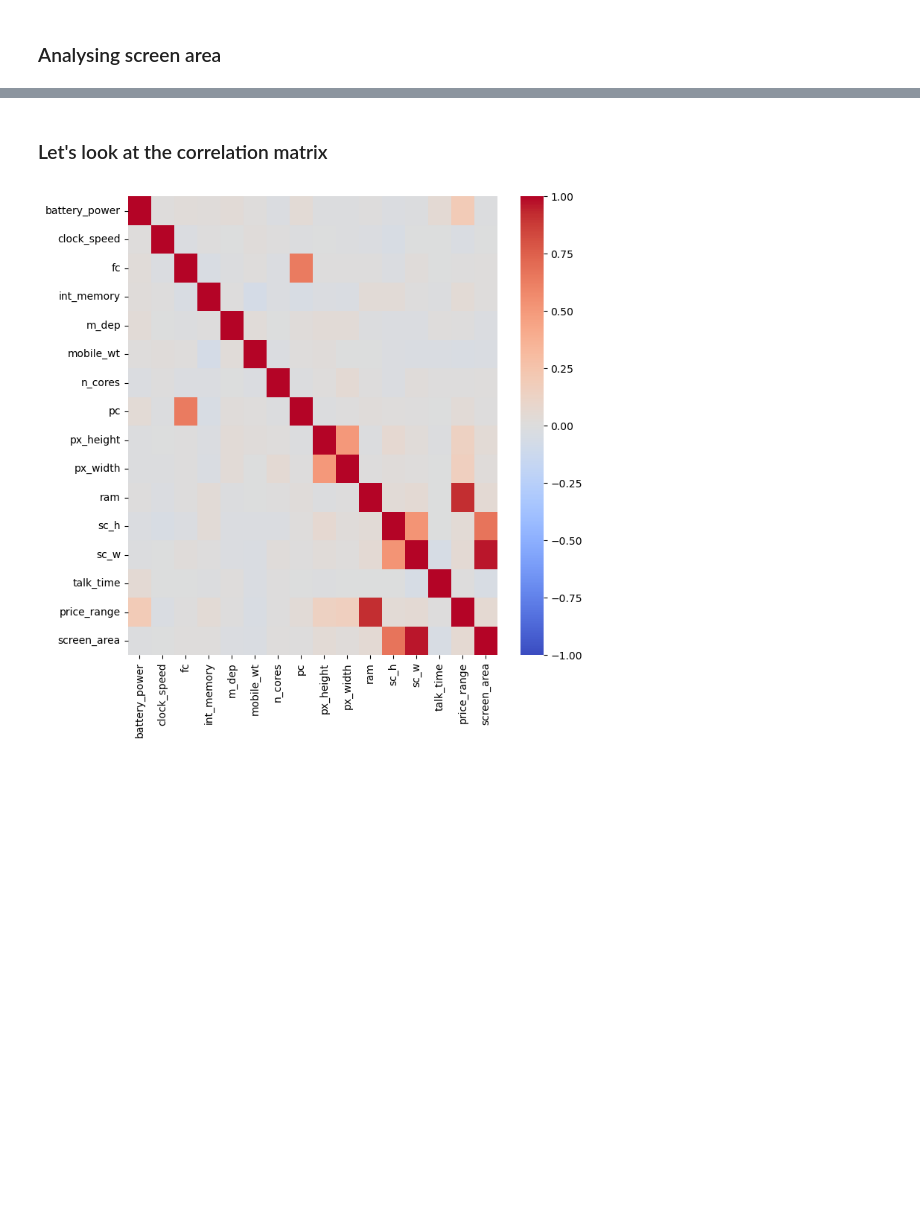
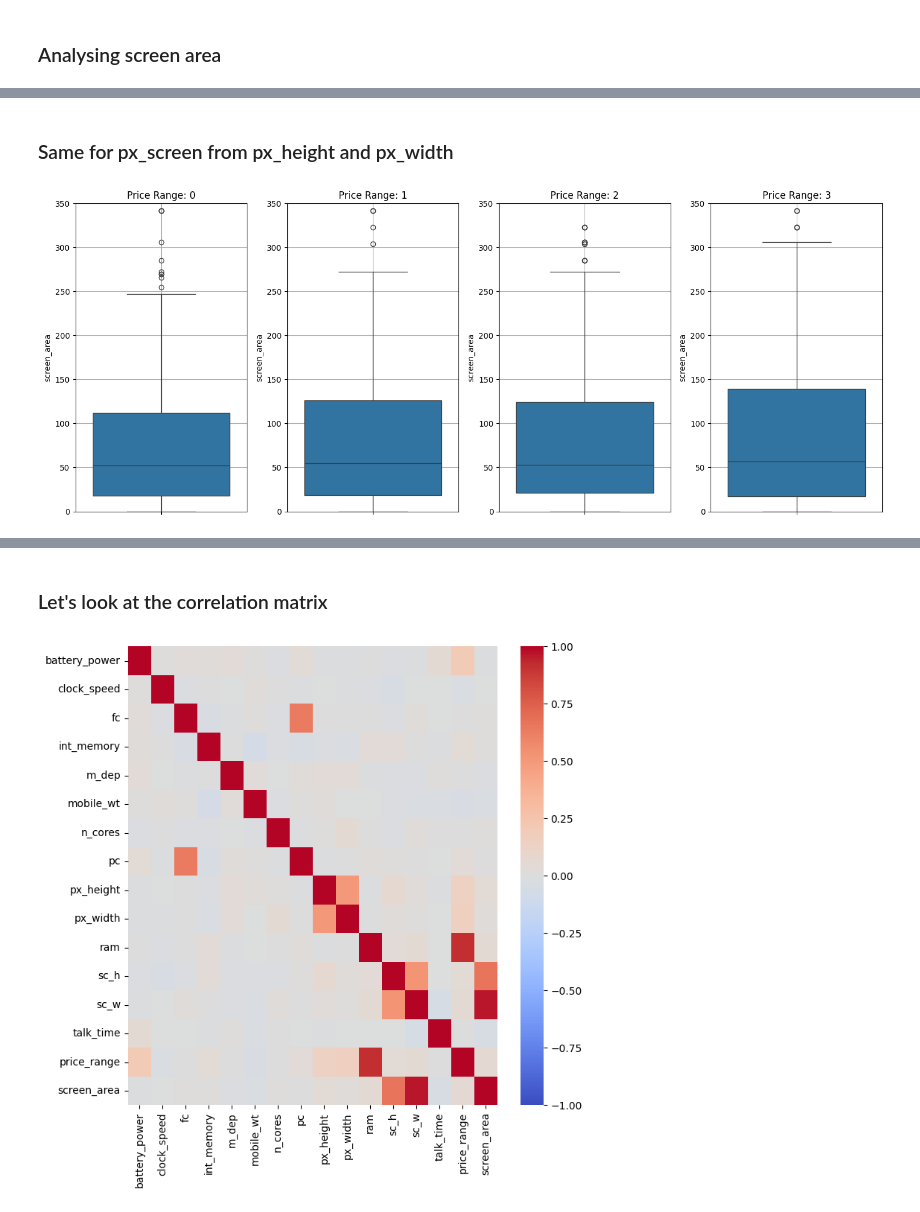
Before and after one commit to xxkaro/Phone-Prices-Classification, a Jupyter notebook: EDA/EDA_final.ipynb, the cells around one changed output, grey strips where cells are left out. Cells and saved outputs as stored; diff of their text form; code cells hidden in the pictures; blank space fills up the shorter version.

```diff
--- a/EDA/EDA_final.ipynb
+++ b/EDA/EDA_final.ipynb
@@ -304,0 +346,22 @@ plt.show()
+# %% [markdown]
+### Same for px_screen from px_height and px_width
+# %%
+mobile_df['px_screen'] = mobile_df['px_height'] * mobile_df['px_width']
+
+fig, axes = plt.subplots(nrows=1, ncols=4, figsize=(15, 6))
+
+for i, price_range in enumerate(price_ranges):
+    row = 0
+    col = price_range
+
+    filtered_df = mobile_df[mobile_df['price_range'] == price_range]
+
+    sns.boxplot(y='screen_area', data=filtered_df, ax=axes[col])
+    axes[col].set_title(f'Price Range: {price_range}')
+    axes[col].grid(True)
+    axes[col].set_ylim(0, 350)
+
+plt.tight_layout()
+plt.show()
+# %% [output]
+[figure, added]
```
Also changed, not shown: parts of 12 cells of this notebook.
